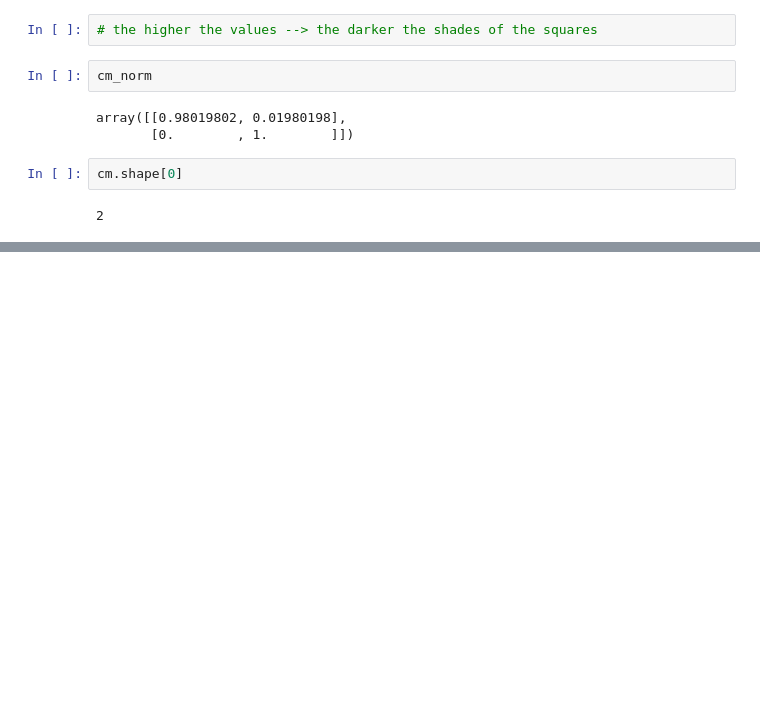
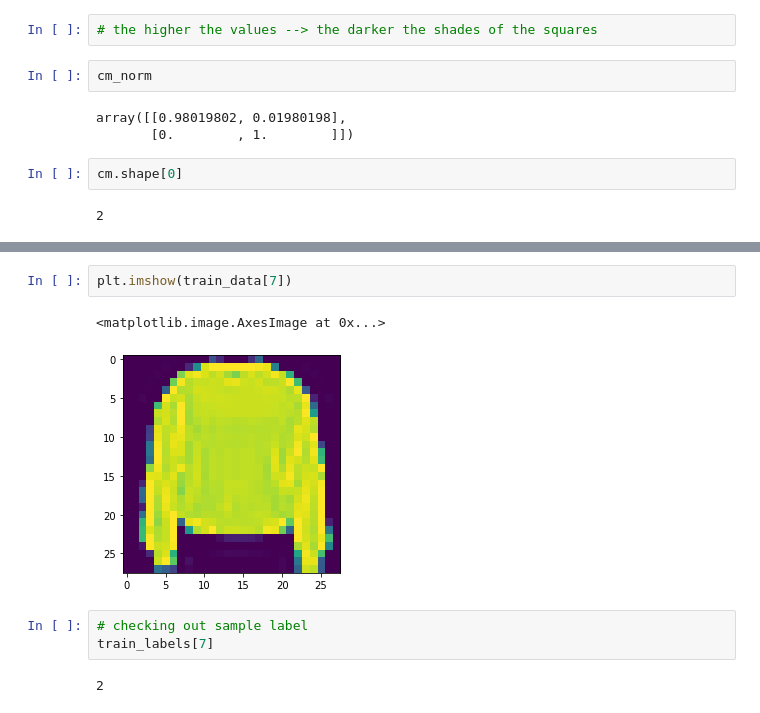
Before and after one commit to Goyalscode/Character-Recognition-Using-DL, a Jupyter notebook: learning_concepts_practice/practice.ipynb, the cells around one changed output, grey strips where cells are left out. Cells and saved outputs as stored; diff of their text form; blank space fills up the shorter version.

```diff
--- a/learning_concepts_practice/practice.ipynb
+++ b/learning_concepts_practice/practice.ipynb
@@ -4394,0 +4457,10 @@ cm.shape[0]
+# %%
+plt.imshow(train_data[7])
+# %% [output]
+<matplotlib.image.AxesImage at 0x...>
+[figure, added]
+# %%
+# checking out sample label
+train_labels[7]
+# %% [output]
+2
```
Also changed, not shown: parts of 15 cells of this notebook.
